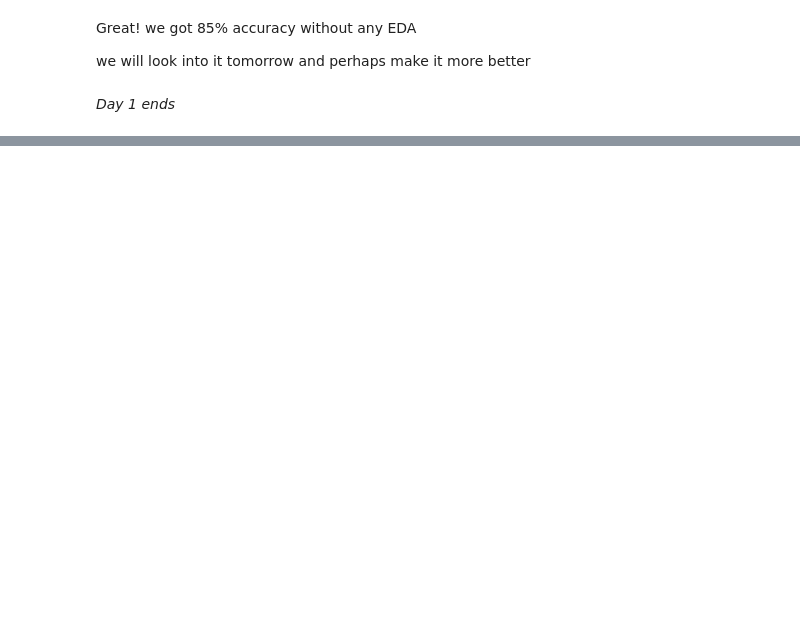
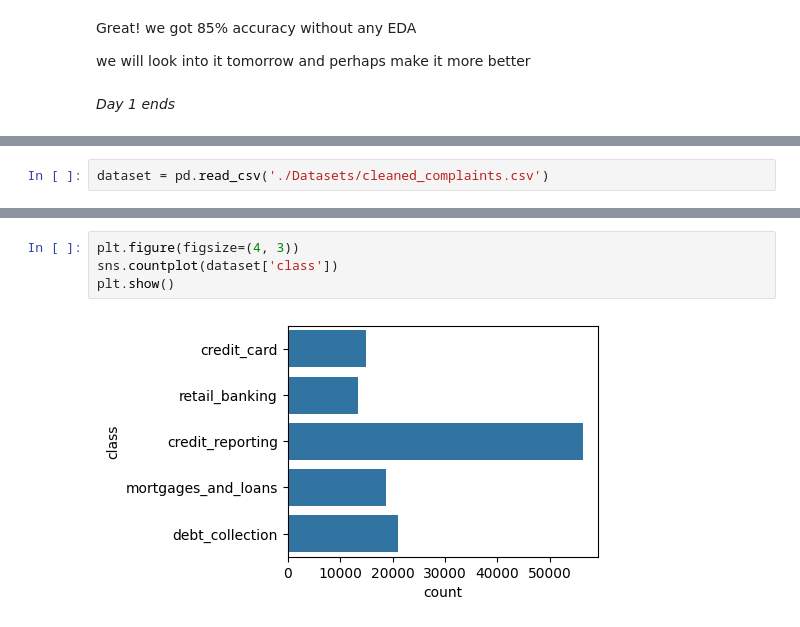
Before and after one commit to Mehmood-Deshmukh/Bank-Customer-Complaint-Classification, a Jupyter notebook: model.ipynb, the cells around one changed output, grey strips where cells are left out. Saved outputs shown, nothing was run; the diff lists cells and outputs as text; blank space fills up the shorter version.

```diff
--- a/model.ipynb
+++ b/model.ipynb
@@ -323,0 +339,2 @@ we will look into it tomorrow and perhaps make it more better
+# %%
+dataset = pd.read_csv('./Datasets/cleaned_complaints.csv')
@@ -323,0 +360,6 @@ we will look into it tomorrow and perhaps make it more better
+# %%
+plt.figure(figsize=(4, 3))
+sns.countplot(dataset['class'])
+plt.show()
+# %% [output]
+[figure, added]
```
Also changed, not shown: parts of 71 cells of this notebook, 10 other files.
